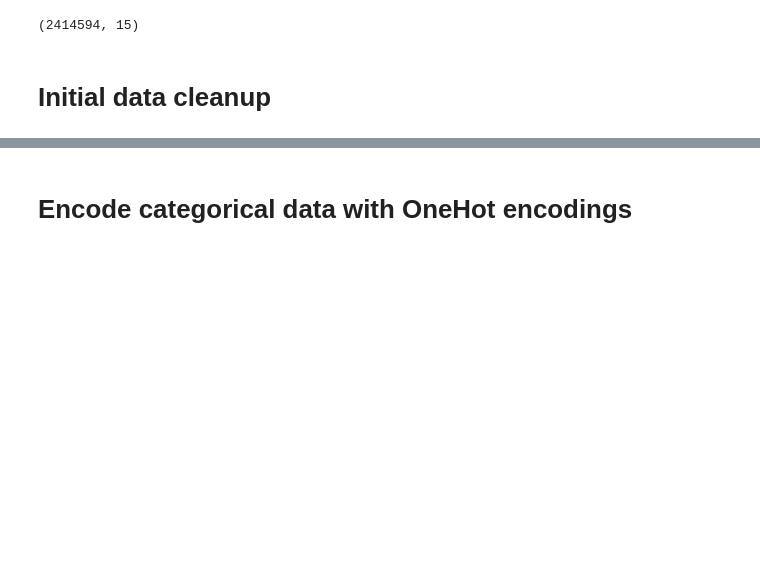
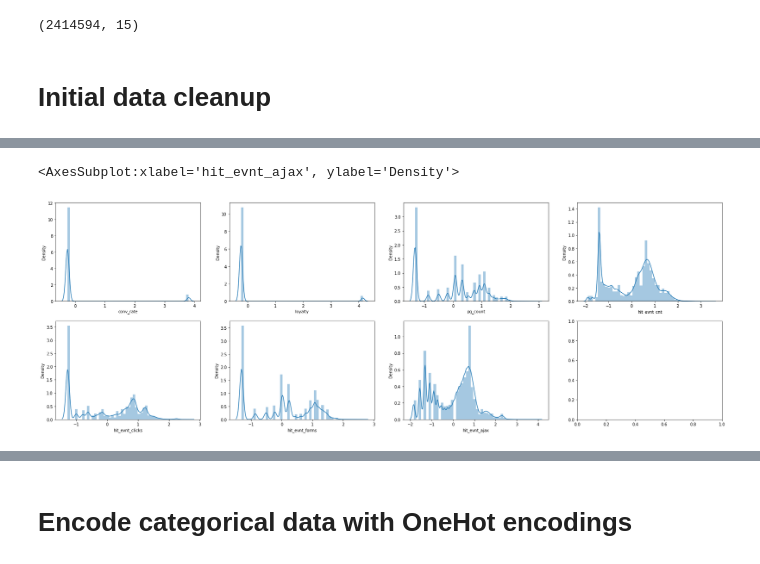
Before and after one commit to brianwvincent/quantum_test, a Jupyter notebook: session_analysis.ipynb, the cells around one changed output, grey strips where cells are left out. Saved outputs shown, nothing was run; the diff lists cells and outputs as text; code cells hidden in the pictures; blank space fills up the shorter version.

```diff
--- a/session_analysis.ipynb
+++ b/session_analysis.ipynb
@@ -116,0 +150,13 @@ subset_df.compute().describe()
+# %%
+fig, axs = plt.subplots(nrows=2, ncols=4, figsize=(30,10))
+
+sbn.distplot(normalized_df.conv_rate, ax=axs[0,0])
+sbn.distplot(normalized_df.loyalty, ax=axs[0,1])
+sbn.distplot(normalized_df.pg_count, ax=axs[0,2])
+sbn.distplot(normalized_df.hit_evnt_cnt, ax=axs[0,3])
+sbn.distplot(normalized_df.hit_evnt_clicks, ax=axs[1,0])
+sbn.distplot(normalized_df.hit_evnt_forms, ax=axs[1,1])
+sbn.distplot(normalized_df.hit_evnt_ajax, ax=axs[1,2])
+# %% [output]
+<AxesSubplot:xlabel='hit_evnt_ajax', ylabel='Density'>
+[figure, added]
```
Also changed, not shown: parts of 10 cells of this notebook, 1 other file.
